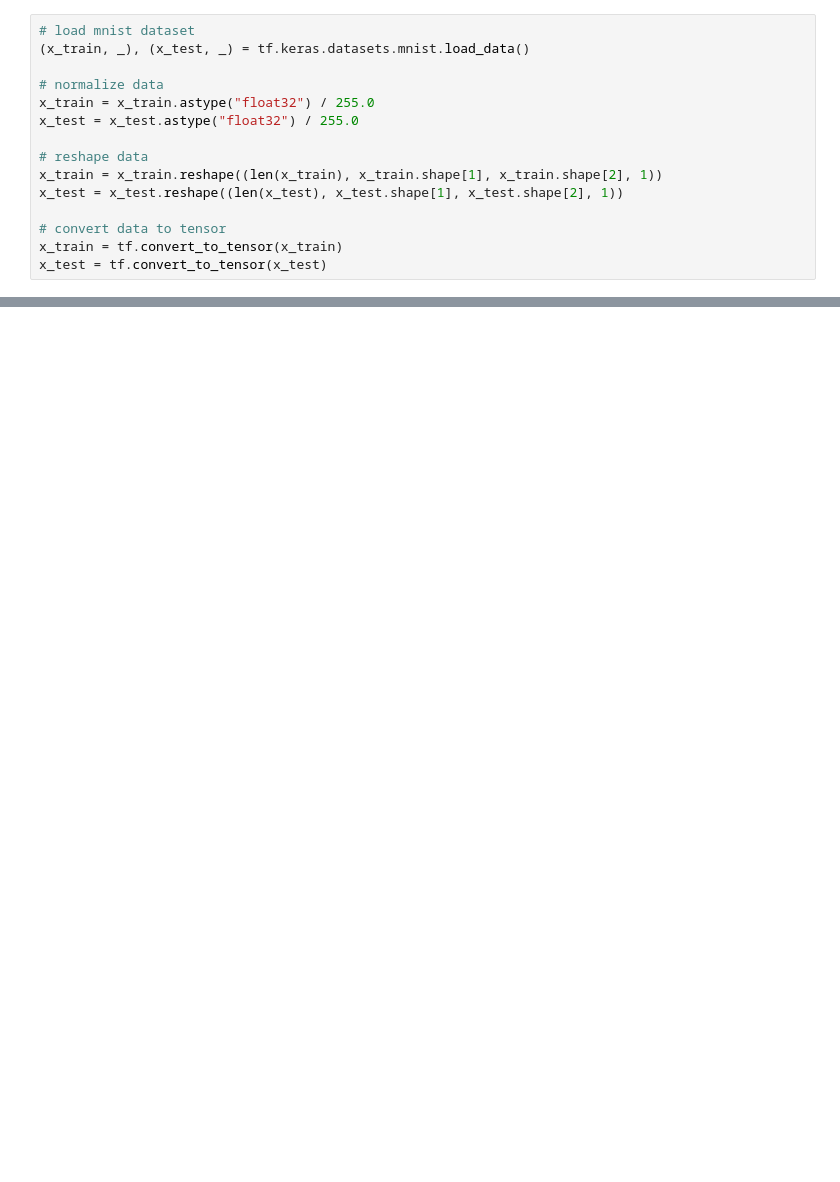
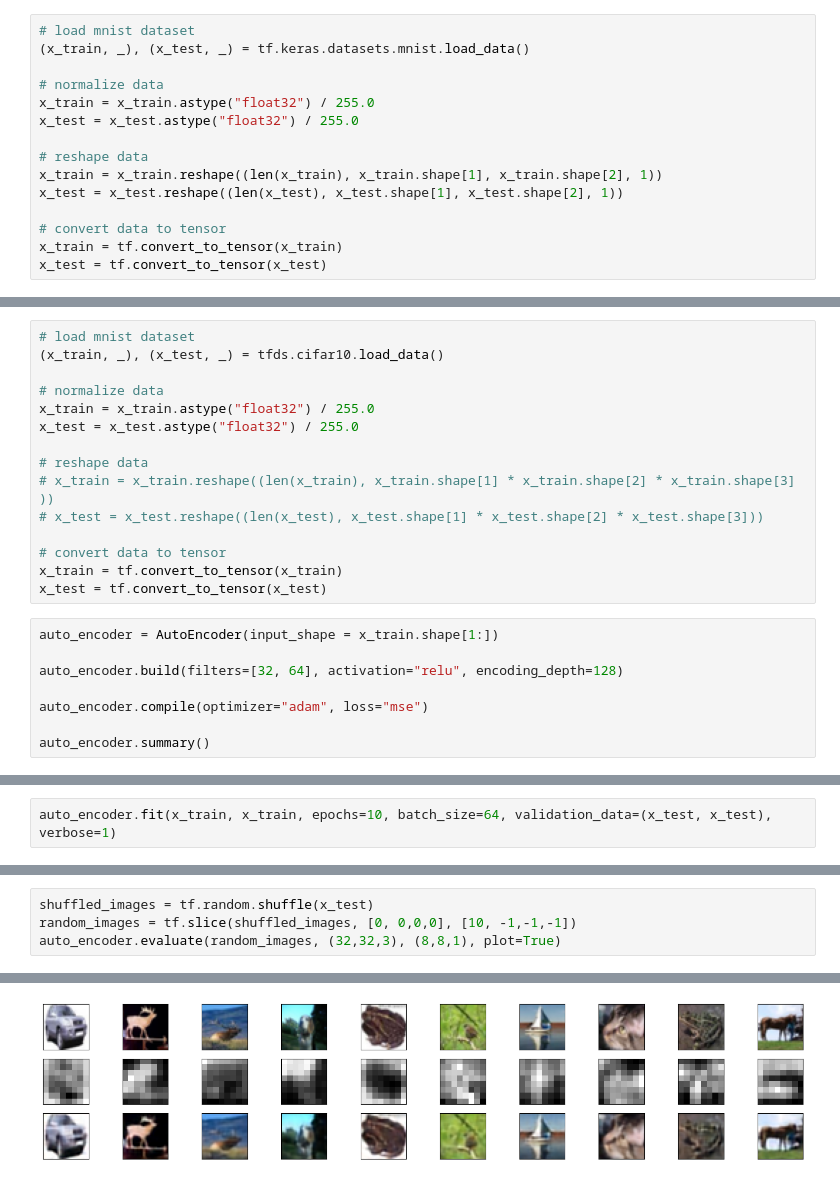
Before and after one commit to SKT27182/DeepVision, a Jupyter notebook: DeepVision/generative/AutoEncoder/AutoEncoder.ipynb, the cells around one changed output, grey strips where cells are left out. Saved outputs shown, nothing was run; the diff lists cells and outputs as text; blank space fills up the shorter version.

```diff
--- a/DeepVision/generative/AutoEncoder/AutoEncoder.ipynb
+++ b/DeepVision/generative/AutoEncoder/AutoEncoder.ipynb
@@ -151,0 +237,23 @@ auto_encoder.evaluate(x_test, (28,28,1), (7,7,1), plot=True)
+# %%
+# load mnist dataset
+(x_train, _), (x_test, _) = tfds.cifar10.load_data()
+
+# normalize data
+x_train = x_train.astype("float32") / 255.0
+x_test = x_test.astype("float32") / 255.0
+
+# reshape data
+# x_train = x_train.reshape((len(x_train), x_train.shape[1] * x_train.shape[2] * x_train.shape[3] ))
+# x_test = x_test.reshape((len(x_test), x_test.shape[1] * x_test.shape[2] * x_test.shape[3]))
+
+# convert data to tensor
+x_train = tf.convert_to_tensor(x_train)
+x_test = tf.convert_to_tensor(x_test)
+# %%
+auto_encoder = AutoEncoder(input_shape = x_train.shape[1:])
+
+auto_encoder.build(filters=[32, 64], activation="relu", encoding_depth=128)
+
+auto_encoder.compile(optimizer="adam", loss="mse")
+
+auto_encoder.summary()
@@ -151,0 +278,2 @@ auto_encoder.evaluate(x_test, (28,28,1), (7,7,1), plot=True)
+# %%
+auto_encoder.fit(x_train, x_train, epochs=10, batch_size=64, validation_data=(x_test, x_test), verbose=1)
@@ -151,0 +301,5 @@ auto_encoder.evaluate(x_test, (28,28,1), (7,7,1), plot=True)
+# %%
+shuffled_images = tf.random.shuffle(x_test)
+random_images = tf.slice(shuffled_images, [0, 0,0,0], [10, -1,-1,-1])
+auto_encoder.evaluate(random_images, (32,32,3), (8,8,1), plot=True)
+# %% [output]
@@ -151,0 +312 @@ auto_encoder.evaluate(x_test, (28,28,1), (7,7,1), plot=True)
+[figure, added]
```
Also changed, not shown: parts of 23 cells of this notebook, 12 other files.
